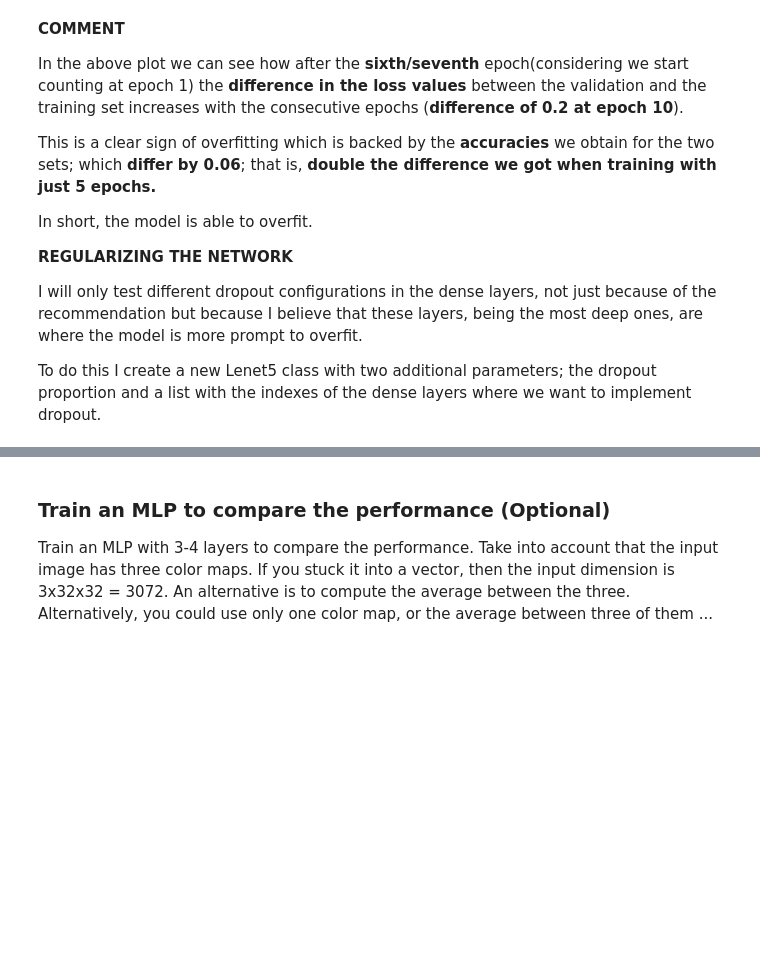
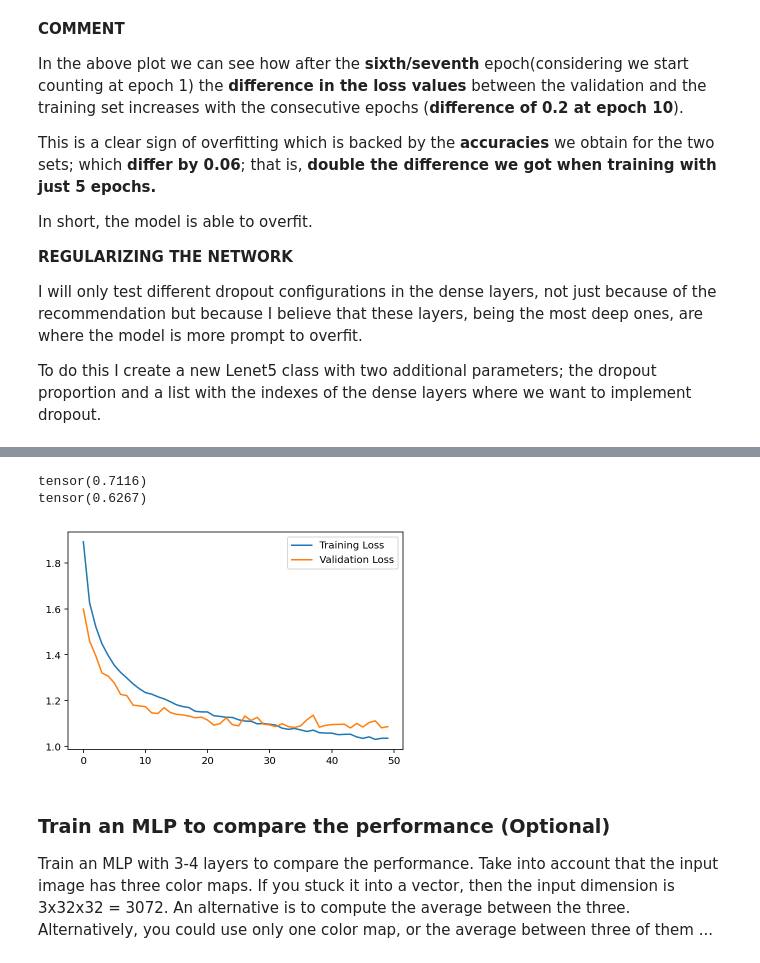
Before and after one commit to boscodeeromeu/NN, a Jupyter notebook: STUDENT_Lab_3_Part_1.ipynb, the cells around one changed output, grey strips where cells are left out. Saved outputs shown, nothing was run; the diff lists cells and outputs as text; code cells hidden in the pictures; blank space fills up the shorter version.

```diff
--- a/STUDENT_Lab_3_Part_1.ipynb
+++ b/STUDENT_Lab_3_Part_1.ipynb
@@ -651,6 +648,8 @@ class Lenet5_extended_GPU_drop(Lenet5_drop):
             # Turn off gradients for validation, saves memory and computations
             with torch.no_grad():
 
+                self.eval()#drop proportion to 0
+
                 running_loss = 0.
 
                 for images,labels in validloader:
@@ -667,6 +666,7 @@ class Lenet5_extended_GPU_drop(Lenet5_drop):
 
                 self.valid_loss_during_training.append(running_loss/len(validloader))
 
+            self.train() #we reactivate dropout
 
             if(e % 1 == 0): # Every epoch
 
@@ -682,6 +682,8 @@ class Lenet5_extended_GPU_drop(Lenet5_drop):
         # Turn off gradients for validation, saves memory and computations
         with torch.no_grad():
 
+            self.eval()#drop proportion to 0
+
             for images,labels in dataloader:
                 # Move input and label tensors to the default device
                 images, labels = images.to(self.device), labels.to(self.device)
@@ -691,8 +693,10 @@ class Lenet5_extended_GPU_drop(Lenet5_drop):
                 equals = (top_class == labels.view(images.shape[0], 1))
                 accuracy += torch.mean(equals.type(torch.FloatTensor))
 
+            self.train() #we reactivate dropout
+
             return accuracy/len(dataloader)
 # %%
-my_CNN_drop = Lenet5_extended_GPU_drop(dimx=32,nlabels=10,epochs=5,lr=1e-3, drop_prop=0.8, drop_indx=[1,2])
+my_CNN_drop = Lenet5_extended_GPU_drop(dimx=32,nlabels=10,epochs=50,lr=1e-3, drop_prop=0.5, drop_indx=[1,2])
 my_CNN_drop.trainloop(trainloader,validloader)
 # %% [output]
@@ -716,10 +720,14 @@ DROPOUT!
 # %%
-plt.plot(my_CNN_GPU.loss_during_training,label='Training Loss')
-plt.plot(my_CNN_GPU.valid_loss_during_training,label='Validation Loss')
+plt.plot(my_CNN_drop.loss_during_training,label='Training Loss')
+plt.plot(my_CNN_drop.valid_loss_during_training,label='Validation Loss')
 plt.legend()
 
-print(my_CNN_GPU.eval_performance(trainloader))
-print(my_CNN_GPU.eval_performance(validloader))
+print(my_CNN_drop.eval_performance(trainloader))
+print(my_CNN_drop.eval_performance(validloader))
+# %% [output]
+tensor(0.7116)
+tensor(0.6267)
+[figure, added]
 # %% [markdown]
 ### Train an MLP to compare the performance (Optional)
 
```
Also changed, not shown: parts of 3 cells of this notebook.
